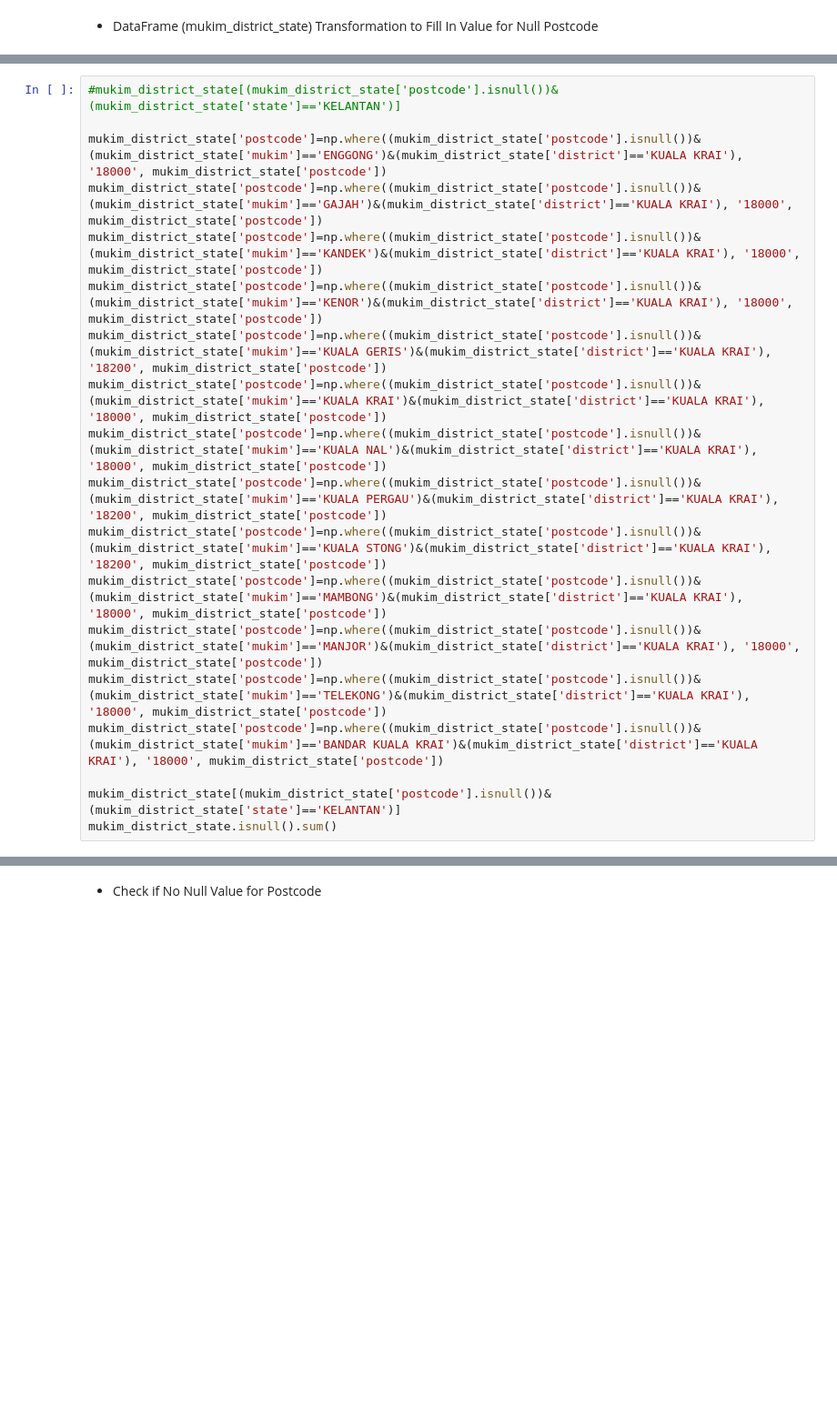
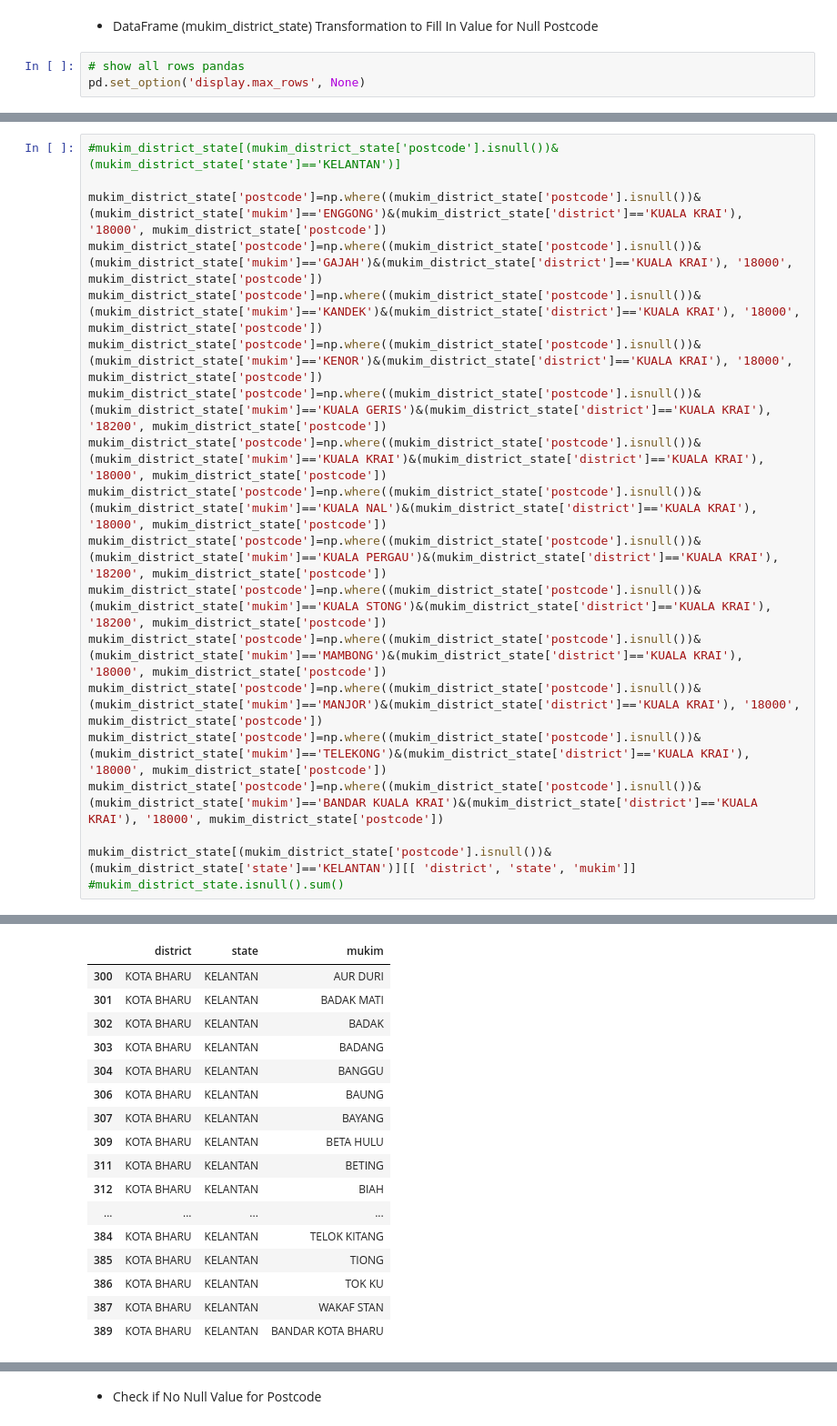
Before and after one commit to izardy/malaysia-postcode-mapper, a Jupyter notebook: notebook/data-prep.ipynb, the cells around one changed output, grey strips where cells are left out. Shown: that part at 91% size. Saved outputs shown, nothing was run; the diff lists cells and outputs as text; blank space fills up the shorter version.

```diff
--- a/notebook/data-prep.ipynb
+++ b/notebook/data-prep.ipynb
@@ -560,6 +567,9 @@ postcode3     470
 dtype: int64
 # %% [markdown]
 - DataFrame (mukim_district_state) Transformation to Fill In Value for Null Postcode
+# %%
+# show all rows pandas
+pd.set_option('display.max_rows', None)
 # %%
 # perlis
 mukim_district_state['postcode']=np.where((mukim_district_state['postcode'].isnull())&(mukim_district_state['mukim']=='ABI')&(mukim_district_state['state']=='PERLIS'), '01000', mukim_district_state['postcode'])
@@ -1959,6 +1801,6 @@ mukim_district_state['postcode']=np.where((mukim_district_state['postcode'].isnu
 mukim_district_state['postcode']=np.where((mukim_district_state['postcode'].isnull())&(mukim_district_state['mukim']=='TELEKONG')&(mukim_district_state['district']=='KUALA KRAI'), '18000', mukim_district_state['postcode'])
 mukim_district_state['postcode']=np.where((mukim_district_state['postcode'].isnull())&(mukim_district_state['mukim']=='BANDAR KUALA KRAI')&(mukim_district_state['district']=='KUALA KRAI'), '18000', mukim_district_state['postcode'])
 
-mukim_district_state[(mukim_district_state['postcode'].isnull())&(mukim_district_state['state']=='KELANTAN')]
-mukim_district_state.isnull().sum()
+mukim_district_state[(mukim_district_state['postcode'].isnull())&(mukim_district_state['state']=='KELANTAN')][[ 'district', 'state', 'mukim']]
+#mukim_district_state.isnull().sum()
 # %% [output]
@@ -1991,3 +1807,20 @@ dtype: int64
+|  | district | state | mukim |
+| 300 | KOTA BHARU | KELANTAN | AUR DURI |
+| 301 | KOTA BHARU | KELANTAN | BADAK MATI |
+| 302 | KOTA BHARU | KELANTAN | BADAK |
+| 303 | KOTA BHARU | KELANTAN | BADANG |
+| 304 | KOTA BHARU | KELANTAN | BANGGU |
+| 306 | KOTA BHARU | KELANTAN | BAUNG |
+| 307 | KOTA BHARU | KELANTAN | BAYANG |
+| 309 | KOTA BHARU | KELANTAN | BETA HULU |
+| 311 | KOTA BHARU | KELANTAN | BETING |
+| 312 | KOTA BHARU | KELANTAN | BIAH |
+| ... | ... | ... | ... |
+| 384 | KOTA BHARU | KELANTAN | TELOK KITANG |
+| 385 | KOTA BHARU | KELANTAN | TIONG |
+| 386 | KOTA BHARU | KELANTAN | TOK KU |
+| 387 | KOTA BHARU | KELANTAN | WAKAF STAN |
+| 389 | KOTA BHARU | KELANTAN | BANDAR KOTA BHARU |
 # %%
 #mukim_district_state[(mukim_district_state['postcode'].isnull())&(mukim_district_state['state']=='MELAKA')]
 mukim_district_state['postcode']=np.where((mukim_district_state['postcode'].isnull())&(mukim_district_state['mukim']=='ALAI')&(mukim_district_state['district']=='MELAKA TENGAH'), '75460', mukim_district_state['postcode'])
```
Also changed, not shown: parts of 29 cells of this notebook.
